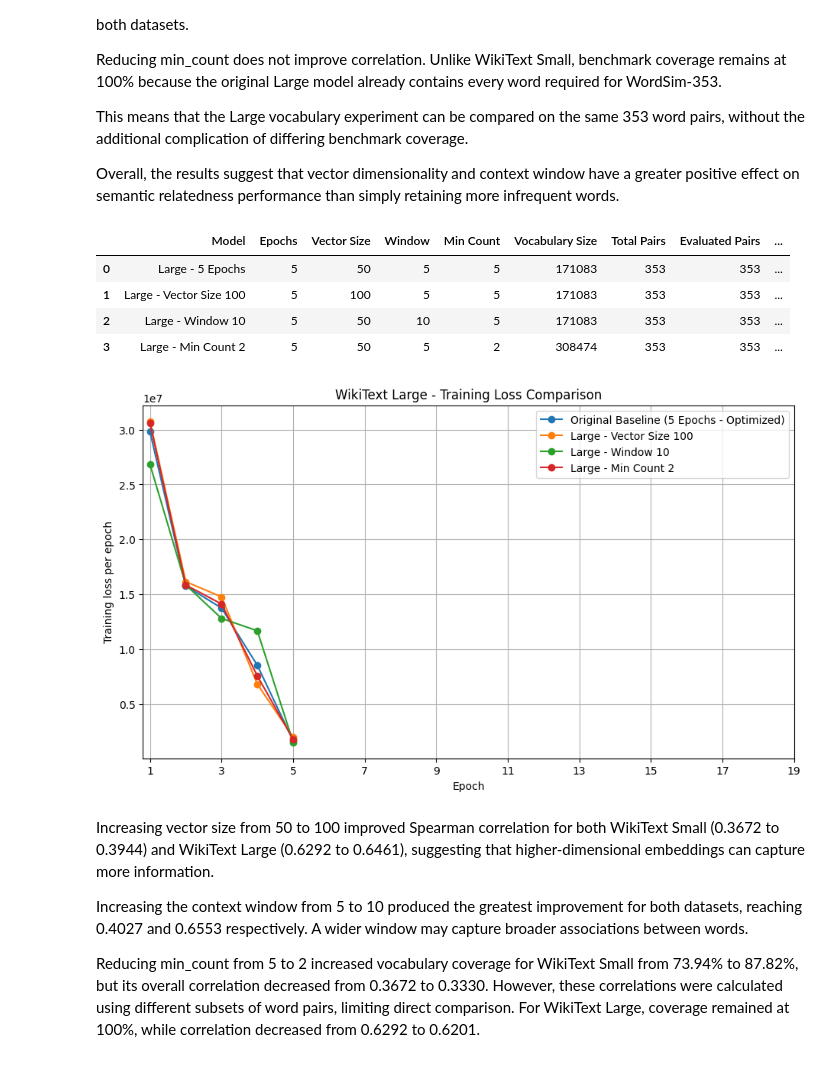
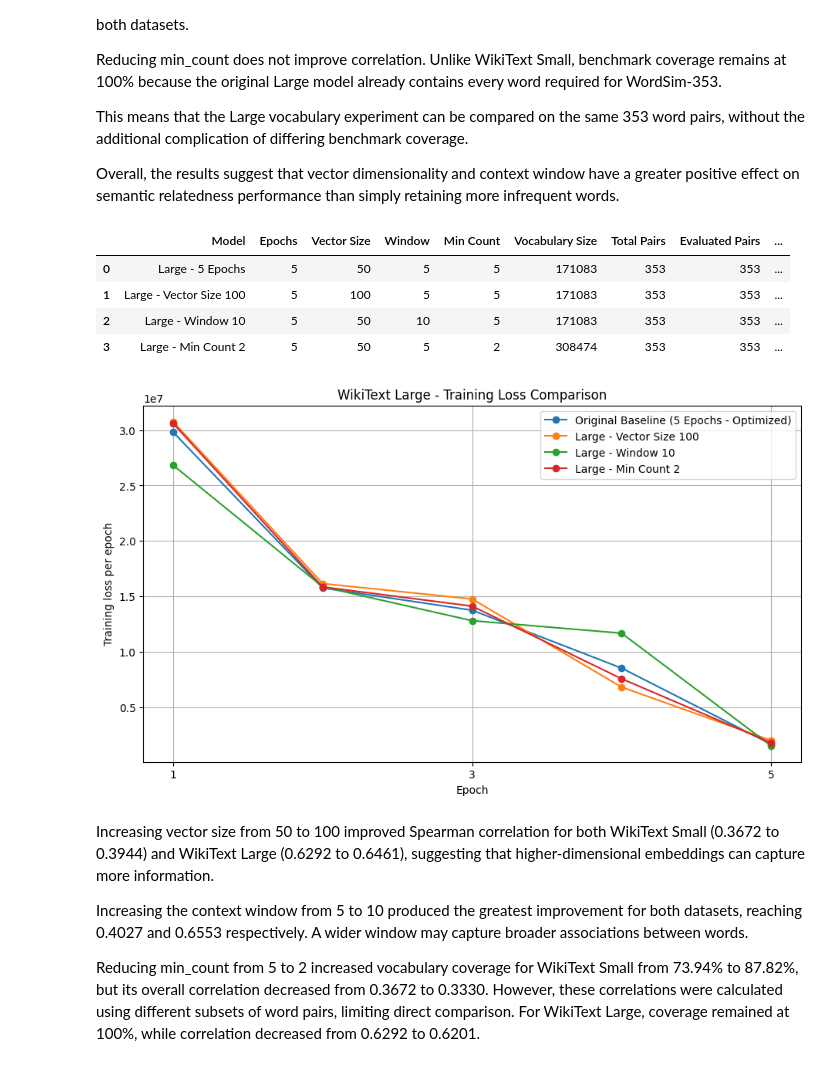
Before and after one commit to yvn2000/NLP_CW1, a Jupyter notebook: material/F21NL_CW1.ipynb, the cells around one changed output. Saved outputs shown, nothing was run; the diff lists cells and outputs as text; code cells hidden in the pictures.

Commit message:
Changed upper epoch limit for large graph

```diff
--- a/material/F21NL_CW1.ipynb
+++ b/material/F21NL_CW1.ipynb
@@ -1706,35 +1706,35 @@ display(large_hyperparameter_df[columns])
 
 all_large_loggers = {}
 
 all_large_loggers["Original Baseline (5 Epochs - Optimized)"] = large_baseline_logger
 #all_large_loggers["Optimized Baseline (5 Epochs)"] = large_baseline_logger
 all_large_loggers.update(large_hyperparameter_loggers)
 
 
 #training loss curves
 plt.figure(figsize=(11, 6))
 for name, logger in all_large_loggers.items():
     plt.plot(
         range(1, len(logger.epoch_losses) + 1),
         logger.epoch_losses,
         marker="o",
         label=name
     )
 
 plt.xlabel("Epoch")
 plt.ylabel("Training loss per epoch")
 plt.title("WikiText Large - Training Loss Comparison")
-plt.xticks(range(1, 21, 2))
+plt.xticks(range(1, 6, 2))
 plt.legend()
 plt.grid(True)
 plt.show()
 # %% [output]
 |  | Model | Epochs | Vector Size | Window | Min Count | Vocabulary Size | Total Pairs | Evaluated Pairs | ... |
 | 0 | Large - 5 Epochs | 5 | 50 | 5 | 5 | 171083 | 353 | 353 | ... |
 | 1 | Large - Vector Size 100 | 5 | 100 | 5 | 5 | 171083 | 353 | 353 | ... |
 | 2 | Large - Window 10 | 5 | 50 | 10 | 5 | 171083 | 353 | 353 | ... |
 | 3 | Large - Min Count 2 | 5 | 50 | 5 | 2 | 308474 | 353 | 353 | ... |
-[figure, old version]
+[figure, new version]
 # %% [markdown]
 Increasing vector size from 50 to 100 improved Spearman correlation for both WikiText Small (0.3672 to 0.3944) and WikiText Large (0.6292 to 0.6461), suggesting that higher-dimensional embeddings can capture more information.
 
```
